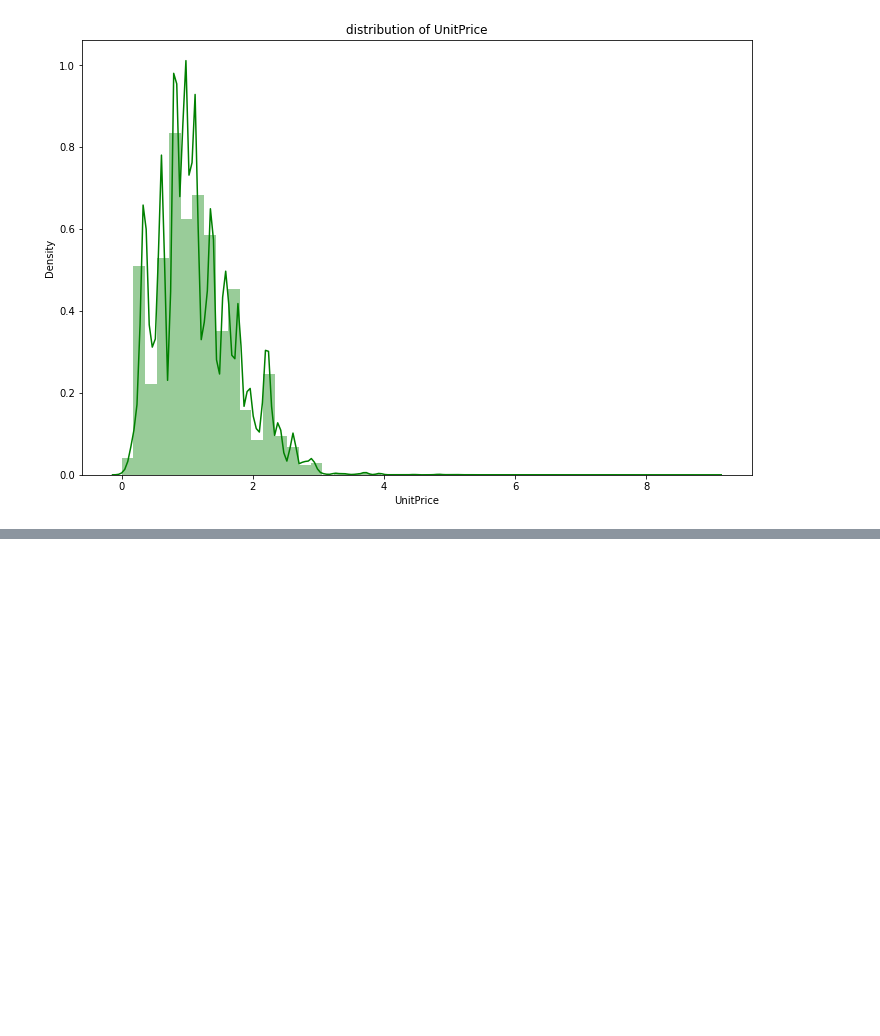
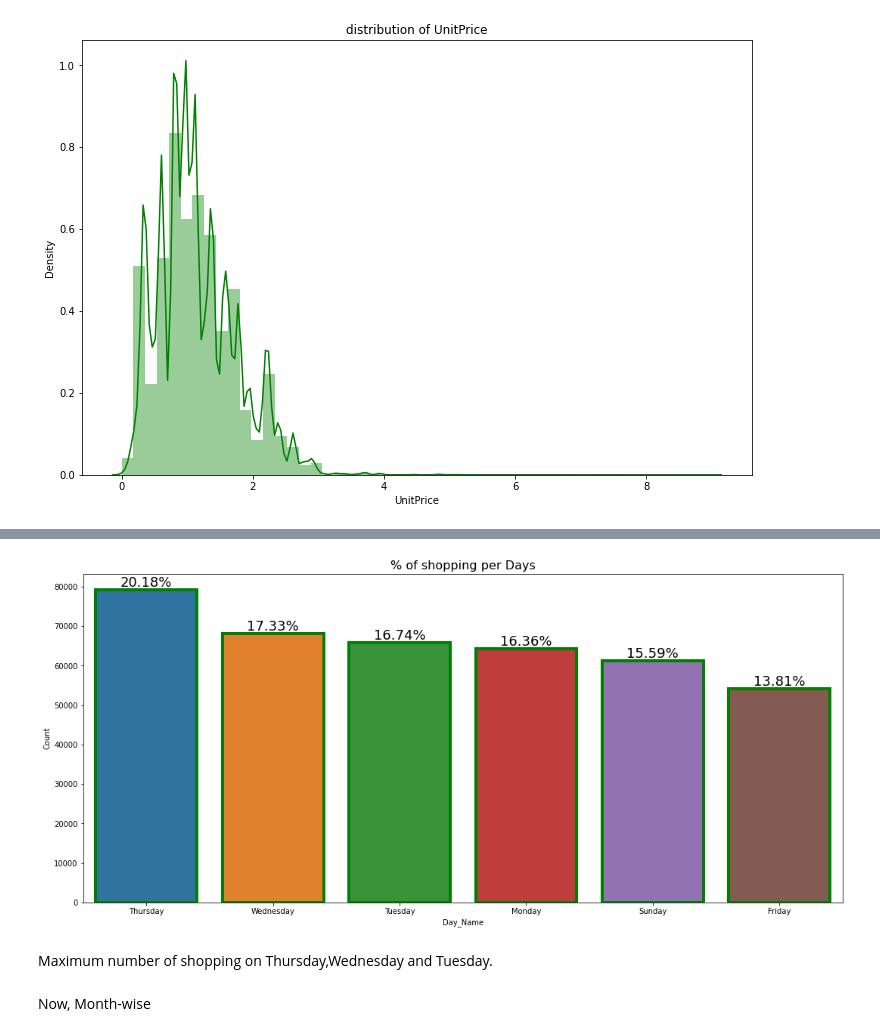
Before and after one commit to Rahman88talha/Capstone-Customer_Segmentation_Clustering, a Jupyter notebook: Capstone_Customer_Segmentation_Clustering.ipynb, the cells around one changed output, grey strips where cells are left out. Saved outputs shown, nothing was run; the diff lists cells and outputs as text; code cells hidden in the pictures; blank space fills up the shorter version.

```diff
--- a/Capstone_Customer_Segmentation_Clustering.ipynb
+++ b/Capstone_Customer_Segmentation_Clustering.ipynb
@@ -335,3 +336,15 @@ import datetime as dt
 df1['Day'] = df1['InvoiceDate'].dt.day
 df1['Month'] = df1['InvoiceDate'].dt.month
 df1['Year'] = df1['InvoiceDate'].dt.year
+# %%
+# Extracting new feature from Invoice Date
+df1["InvoiceDate"] = pd.to_datetime(df1["InvoiceDate"], format="%Y-%m-%d %H:%M")
+df1['Day'] = df1['InvoiceDate'].dt.day_name()        # gives the name of the days like monday,tuesday,...
+
+df1["year"] = df1["InvoiceDate"].apply(lambda x: x.year)
+df1["month_num"] = df1["InvoiceDate"].apply(lambda x: x.month)
+df1["day_num"] = df1["InvoiceDate"].apply(lambda x: x.day)
+df1["hour"] = df1["InvoiceDate"].apply(lambda x: x.hour)
+df1["minute"] = df1["InvoiceDate"].apply(lambda x: x.minute)
+df1['Month']=df1['InvoiceDate'].dt.month_name()  # Creating new feature Month which gives the month like january, february, etc.
+df1[:10]
@@ -337,0 +365,5 @@ df1['Year'] = df1['InvoiceDate'].dt.year
+# %%
+# on which day most of the order is placed
+day_df = df1['Day'].value_counts().reset_index()
+day_df.rename(columns={'index': 'Day_Name','Day': 'Count'}, inplace=True)
+day_df
@@ -337,0 +378,14 @@ df1['Year'] = df1['InvoiceDate'].dt.year
+# %%
+# Plot the number of shopping days-wise
+fig, ax = plt.subplots(figsize = (18,8))
+plt.title('% of shopping per Days', SIZE= 16)
+sns.barplot(x= 'Day_Name', y='Count',data=day_df, edgecolor = 'green', lw=4)
+for p in ax.patches:
+    height = p.get_height()
+    ax.text(p.get_x()+p.get_width()/2, height+800, '{:1.2f}''%'.format(height/df1.shape[0]*100),ha = "center", SIZE = 18)
+# %% [output]
+[figure, added]
+# %% [markdown]
+Maximum number of shopping on Thursday,Wednesday and Tuesday.
+# %% [markdown]
+Now, Month-wise
```
Also changed, not shown: parts of 45 cells of this notebook.
